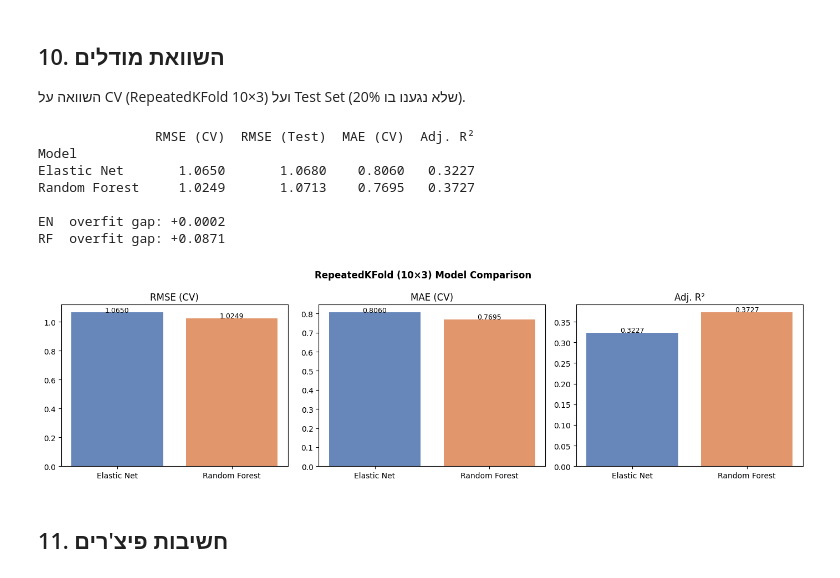
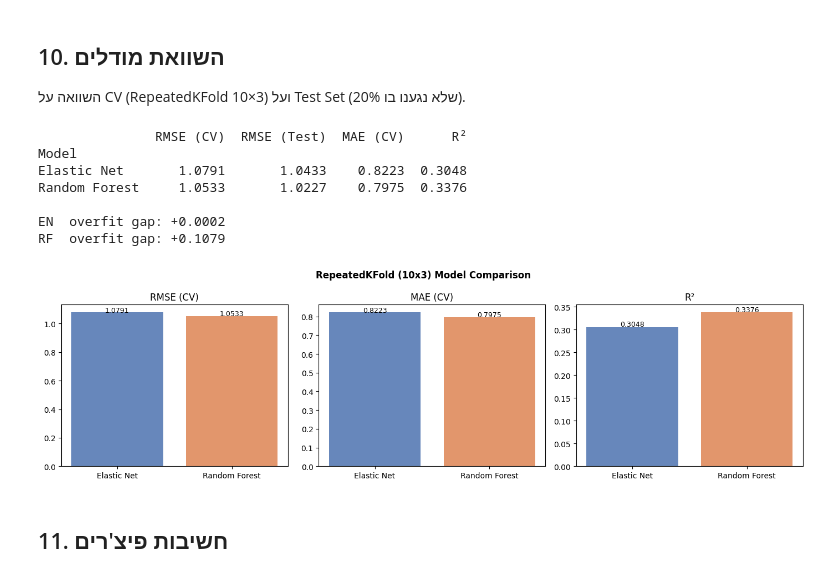
Before and after one commit to reuvenkazorer27/python_assignment, a Jupyter notebook: PART2/notebook_part2.ipynb, the cells around one changed output. Cells and saved outputs as stored; diff of their text form; code cells hidden in the pictures.

```diff
--- a/PART2/notebook_part2.ipynb
+++ b/PART2/notebook_part2.ipynb
@@ -104,7 +83,7 @@ print(f'Birth years loaded: {len(NCONST_BIRTH_YEAR):,} people')
 # %% [markdown]
 ## 2. טעינת נתונים
 # %%
-df_raw = pd.read_csv(r'C:\Users\kazor\matala_python\PART2\dataset.csv', low_memory=False)
+df_raw = pd.read_csv('dataset.csv', low_memory=False)
 df_raw = df_raw.replace('\\N', np.nan)
 df_raw['Country']  = df_raw['Country'].replace('Not Found', np.nan)
 df_raw['Language'] = df_raw['Language'].replace('Not Found', np.nan)
@@ -1071,41 +959,41 @@ best_en.fit(X, y); best_rf.fit(X, y)
 
 en_train = np.sqrt(mean_squared_error(y, best_en.predict(X)))
 rf_train = np.sqrt(mean_squared_error(y, best_rf.predict(X)))
 en_test  = np.sqrt(mean_squared_error(y_test, best_en.predict(X_test)))
 rf_test  = np.sqrt(mean_squared_error(y_test, best_rf.predict(X_test)))
 
 comp = pd.DataFrame({
     'Model':        ['Elastic Net', 'Random Forest'],
     'RMSE (CV)':    [en_rmse, rf_rmse],
     'RMSE (Test)':  [en_test, rf_test],
     'MAE (CV)':     [en_mae,  rf_mae],
-    'Adj. R²':      [en_adj,  rf_adj],
+    'R²':           [en_r2,   rf_r2],
 }).set_index('Model').round(4)
 
 print(comp.to_string())
 print(f'\nEN  overfit gap: {en_rmse - en_train:+.4f}')
 print(f'RF  overfit gap: {rf_rmse - rf_train:+.4f}')
 
 # Bar chart
 fig, axes = plt.subplots(1, 3, figsize=(14, 4))
-for ax, col in zip(axes, ['RMSE (CV)', 'MAE (CV)', 'Adj. R²']):
+for ax, col in zip(axes, ['RMSE (CV)', 'MAE (CV)', 'R²']):
     bars = ax.bar(comp.index, comp[col], color=['#4c72b0','#dd8452'], alpha=0.85)
     ax.set_title(col)
     for b, v in zip(bars, comp[col]):
         ax.text(b.get_x()+b.get_width()/2, b.get_height()+0.002, f'{v:.4f}', ha='center', fontsize=9)
-plt.suptitle('RepeatedKFold (10×3) Model Comparison', fontsize=12, fontweight='bold')
+plt.suptitle('RepeatedKFold (10x3) Model Comparison', fontsize=12, fontweight='bold')
 plt.tight_layout()
 plt.savefig('model_comparison.png', dpi=100, bbox_inches='tight')
 plt.show()
 # %% [output]
-               RMSE (CV)  RMSE (Test)  MAE (CV)  Adj. R²
+               RMSE (CV)  RMSE (Test)  MAE (CV)      R²
 Model
-Elastic Net       1.0650       1.0680    0.8060   0.3227
-Random Forest     1.0249       1.0713    0.7695   0.3727
+Elastic Net       1.0791       1.0433    0.8223  0.3048
+Random Forest     1.0533       1.0227    0.7975  0.3376
 
 EN  overfit gap: +0.0002
-RF  overfit gap: +0.0871
+RF  overfit gap: +0.1079
-[figure, old version]
+[figure, new version]
 # %% [markdown]
 ##  11. חשיבות פיצ'רים
 # %%
```
Also changed, not shown: parts of 26 cells of this notebook, 4 other files.
